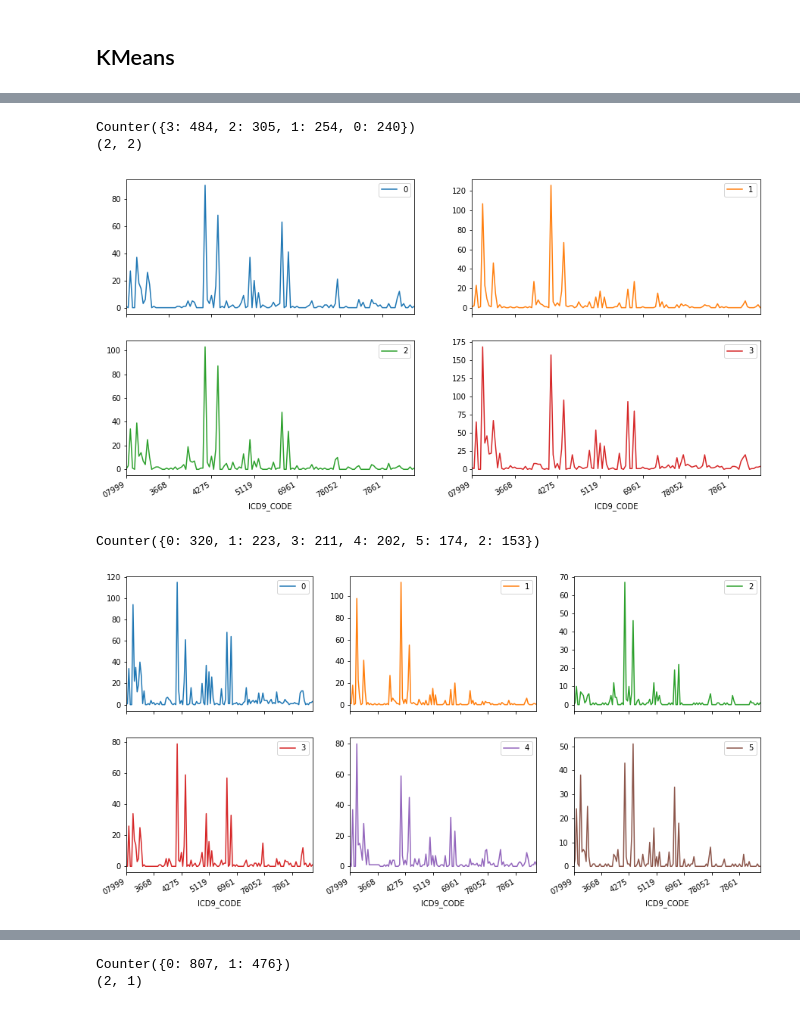
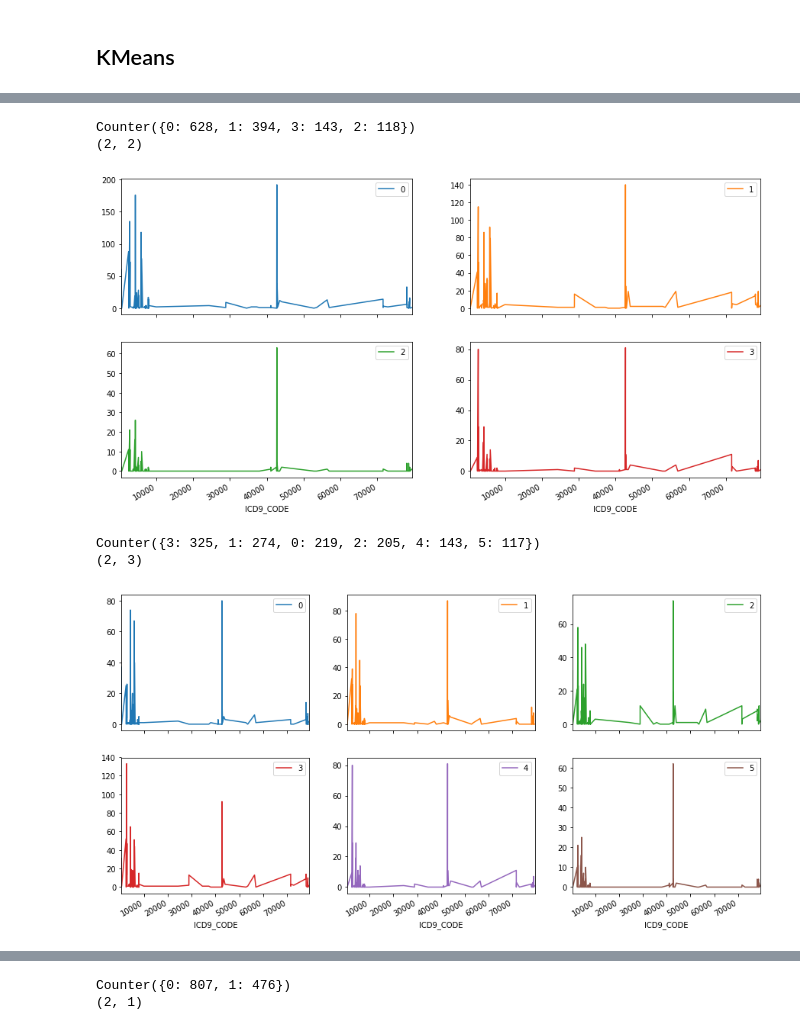
Before and after one commit to liuzi/Clinic-Analysis, a Jupyter notebook: Scripts/Data_Process_Server/S2 Patient subgroup.ipynb, the cells around one changed output, grey strips where cells are left out. Drawn from its saved outputs; the diff is of its cells as text; code cells hidden in the pictures.

```diff
--- a/Scripts/Data_Process_Server/Patient subgroup.ipynb
+++ b/Scripts/Data_Process_Server/S2 Patient subgroup.ipynb
@@ -329,0 +404,3 @@ onedrug_patients=patient_diag_matrix.index
+# %%
+patients = pres_diag_onedrug[["SUBJECT_ID","HADM_ID"]].drop_duplicates()
+patient_combined_matrx = left_join(patients,combined_matrix,"HADM_ID")
@@ -330,3 +411,5 @@ onedrug_patients=patient_diag_matrix.index
+# %%
+onedrug_patients=patient_combined_matrx['SUBJECT_ID']
 # %% [markdown]
 ## representative 128
 # %%
@@ -365,7 +448,8 @@ def model_plot(labels, plotrows, n_clusters,ade_df=pres_diag_onedrug):
     print(layout)
     grouped_count_df.T.plot(kind='line', subplots=True, layout=layout,figsize=(15,8))
 # %%
-data=repre_128_onedrug.iloc[:,1:]
+# data=repre_128_onedrug.iloc[:,1:]
+data = patient_combined_matrx.iloc[:,2:]
 n_clusters = 2
 model_plot(labels=runKMeans(data,n_clusters),plotrows=2,n_clusters=n_clusters)
 # %% [output]
@@ -375,16 +459,15 @@ Counter({1: 679, 0: 604})
 # %%
-data=repre_128_onedrug.iloc[:,1:]
 n_clusters = 4
 model_plot(labels=runKMeans(data,n_clusters),plotrows=2,n_clusters=n_clusters)
 # %% [output]
-Counter({3: 484, 2: 305, 1: 254, 0: 240})
+Counter({0: 628, 1: 394, 3: 143, 2: 118})
 (2, 2)
-[figure, old version]
+[figure, new version]
 # %%
-data=repre_128_onedrug.iloc[:,1:]
 n_clusters = 6
-model_plot(labels=runKMeans(data,n_clusters),plotrows=2)
+model_plot(labels=runKMeans(data,n_clusters),n_clusters = 6,plotrows=2)
 # %% [output]
-Counter({0: 320, 1: 223, 3: 211, 4: 202, 5: 174, 2: 153})
+Counter({3: 325, 1: 274, 0: 219, 2: 205, 4: 143, 5: 117})
+(2, 3)
-[figure, old version]
+[figure, new version]
 # %%
```
Also changed, not shown: parts of 12 cells of this notebook, 9 other files.
